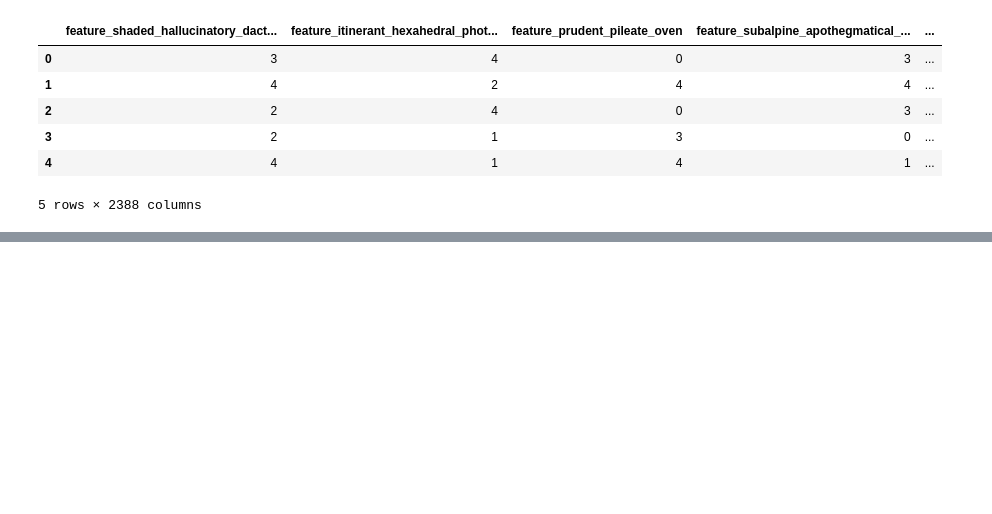
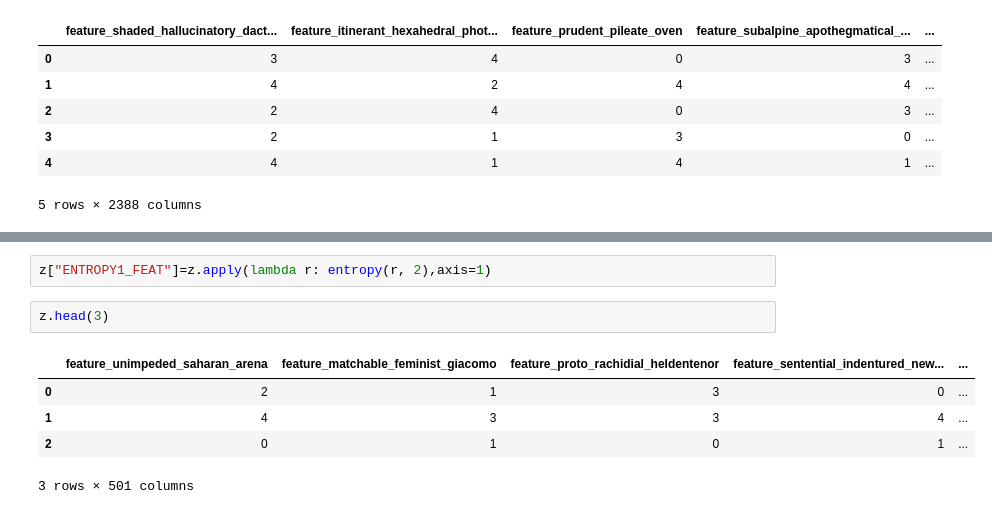
Before and after one commit to emii836/Feature_Engineering, a Jupyter notebook: Sum_querry.ipynb, the cells around one changed output, grey strips where cells are left out. Drawn from its saved outputs; the diff is of its cells as text; blank space fills up the shorter version.

```diff
--- a/Sum_querry.ipynb
+++ b/Sum_querry.ipynb
@@ -278,0 +389,10 @@ X.head()
+# %%
+z["ENTROPY1_FEAT"]=z.apply(lambda r: entropy(r, 2),axis=1)
+# %%
+z.head(3)
+# %% [output]
+|  | feature_unimpeded_saharan_arena | feature_matchable_feminist_giacomo | feature_proto_rachidial_heldentenor | feature_sentential_indentured_new... | ... |
+| 0 | 2 | 1 | 3 | 0 | ... |
+| 1 | 4 | 3 | 3 | 4 | ... |
+| 2 | 0 | 1 | 0 | 1 | ... |
+3 rows × 501 columns
```
Also changed, not shown: parts of 12 cells of this notebook.
